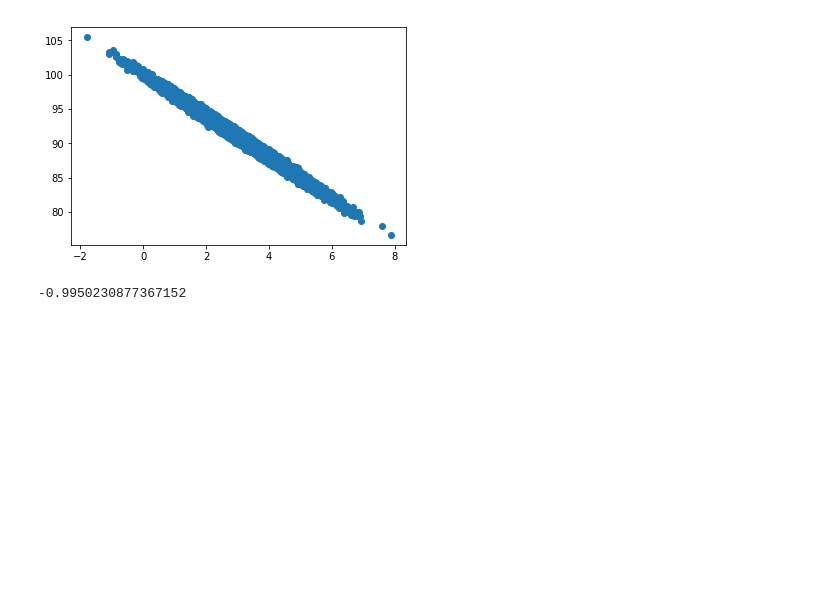
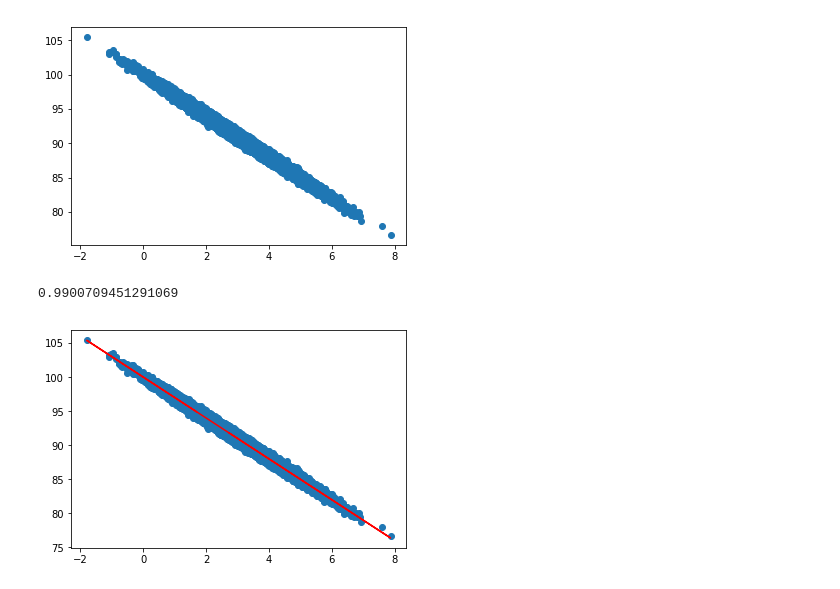
Before and after one commit to marcpre/learning_python_ds_ml_ai, a Jupyter notebook: src/LinearRegression.ipynb, the cells around one changed output. Cells and saved outputs as stored; diff of their text form; code cells hidden in the pictures; blank space fills up the shorter version.

```diff
--- a/src/LinearRegression.ipynb
+++ b/src/LinearRegression.ipynb
@@ -62,6 +62,19 @@ from scipy import stats
 
 slope, intercept, r_value, p_value, std_err = stats.linregress(pageSpeeds, purchaseAmount)
 # %%
-r_value
+r_value ** 2
 # %% [output]
--0.9950230877367152
+0.9900709451291069
+# %%
+import matplotlib.pyplot as plt
+
+def predict(x):
+    return slope * x + intercept
+
+fitLine = predict(pageSpeeds)
+
+plt.scatter(pageSpeeds, purchaseAmount)
+plt.plot(pageSpeeds, fitLine, c='r')
+plt.show()
+# %% [output]
+[figure, added]
```
Also changed, not shown: parts of 2 cells of this notebook.
